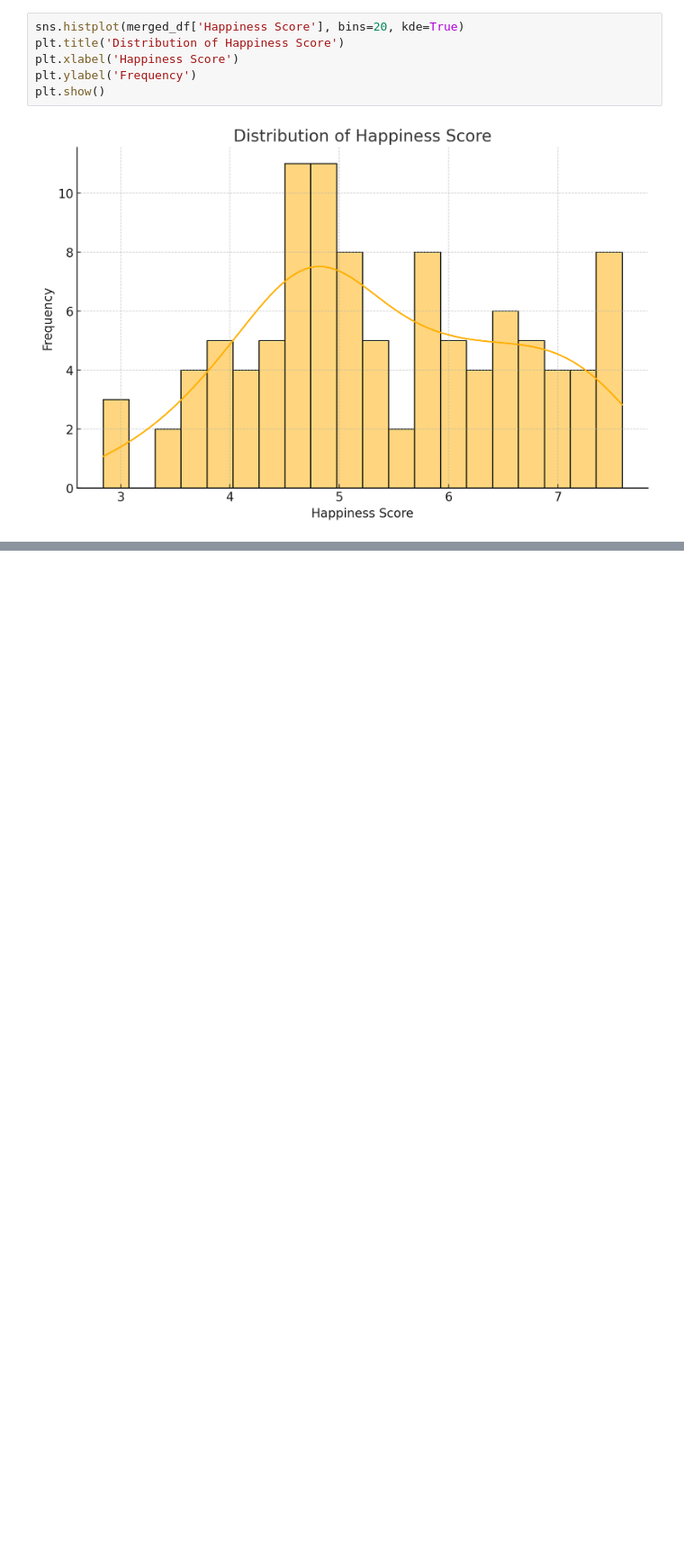
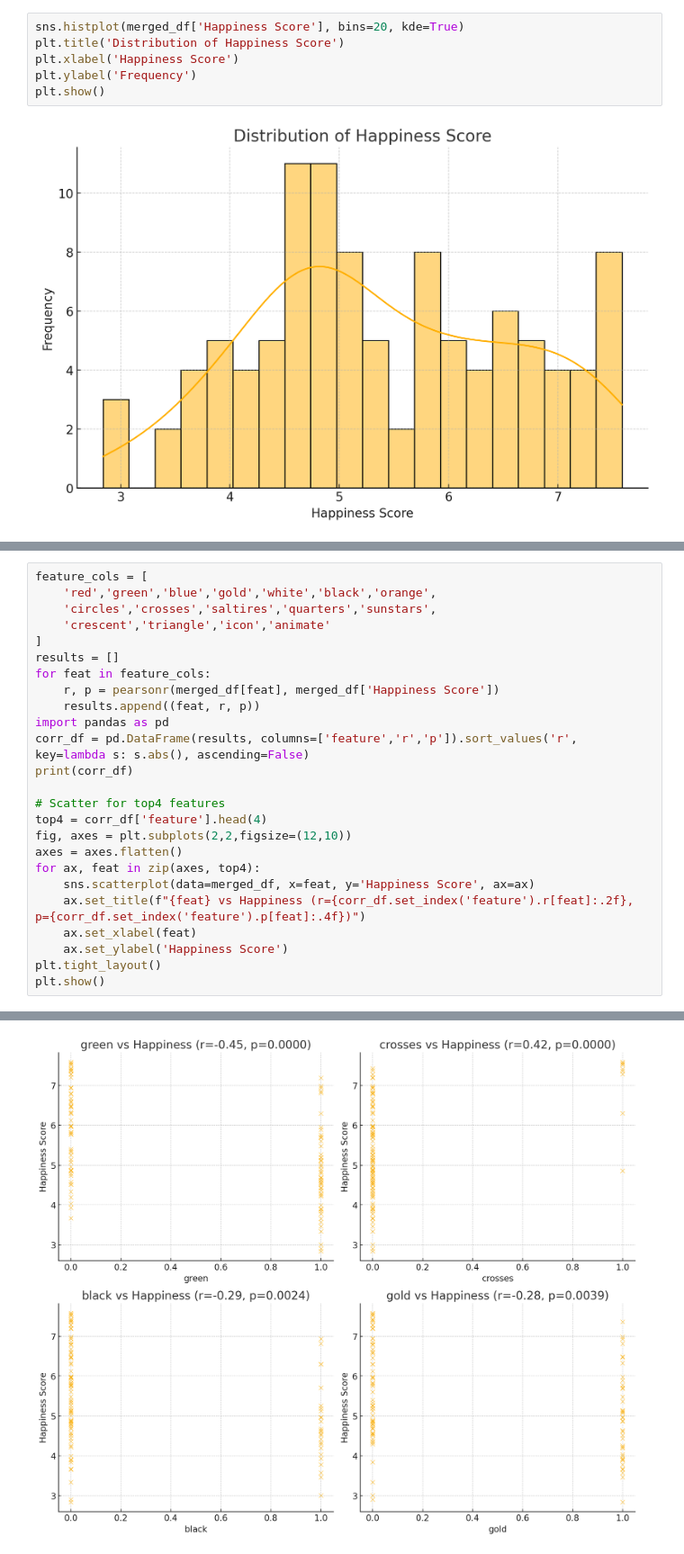
Before and after one commit to zeynepdeniztr/Countries-Flags-and-Happiness, a Jupyter notebook: main.ipynb, the cells around one changed output, grey strips where cells are left out. Shown at 90% size. Drawn from its saved outputs; the diff is of its cells as text; blank space fills up the shorter version.

```diff
--- a/main.ipynb
+++ b/main.ipynb
@@ -52,3 +59,29 @@ plt.tight_layout()
 plt.show()
 # %% [output]
 [figure]
+# %%
+feature_cols = [
+    'red','green','blue','gold','white','black','orange',
+    'circles','crosses','saltires','quarters','sunstars',
+    'crescent','triangle','icon','animate'
+]
+results = []
+for feat in feature_cols:
+    r, p = pearsonr(merged_df[feat], merged_df['Happiness Score'])
+    results.append((feat, r, p))
+import pandas as pd
+corr_df = pd.DataFrame(results, columns=['feature','r','p']).sort_values('r', key=lambda s: s.abs(), ascending=False)
+print(corr_df)
+
+# Scatter for top4 features
+top4 = corr_df['feature'].head(4)
+fig, axes = plt.subplots(2,2,figsize=(12,10))
+axes = axes.flatten()
+for ax, feat in zip(axes, top4):
+    sns.scatterplot(data=merged_df, x=feat, y='Happiness Score', ax=ax)
+    ax.set_title(f"{feat} vs Happiness (r={corr_df.set_index('feature').r[feat]:.2f}, p={corr_df.set_index('feature').p[feat]:.4f})")
+    ax.set_xlabel(feat)
+    ax.set_ylabel('Happiness Score')
+plt.tight_layout()
+plt.show()
+# %% [output]
@@ -55 +105,2 @@ plt.show()
+[figure, added]
 # %%
```
Also changed, not shown: parts of 15 cells of this notebook.
